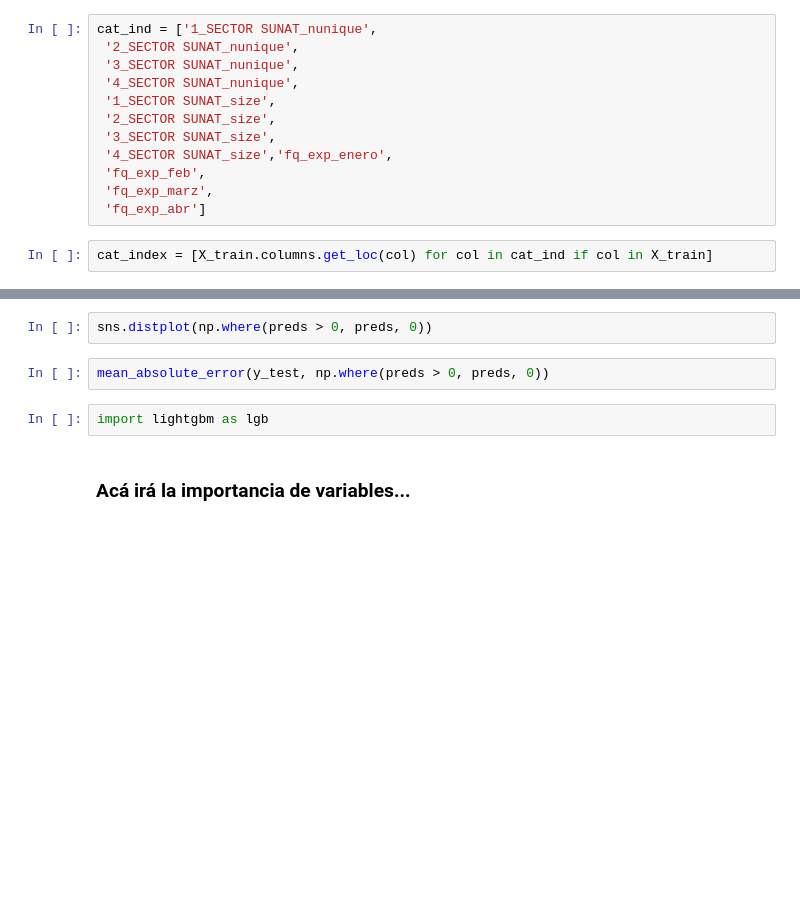
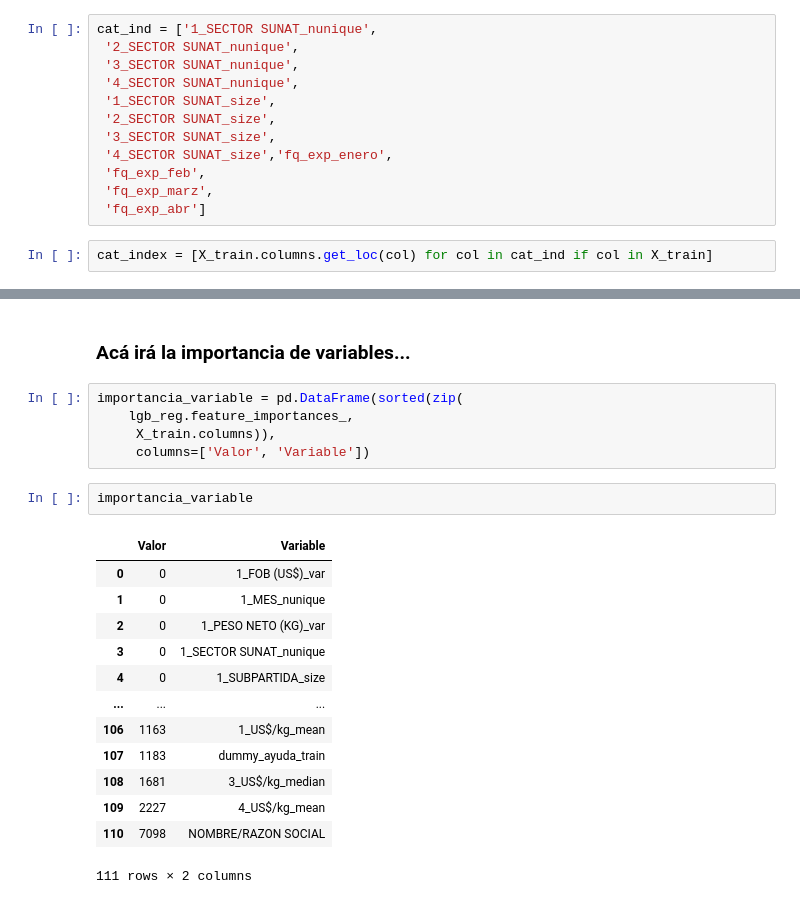
Before and after one commit to PBenavides/Practice_Notebooks, a Jupyter notebook: Time_series_trade_exchange/Modelo No Tradicional.ipynb, the cells around one changed output, grey strips where cells are left out. Drawn from its saved outputs; the diff is of its cells as text; blank space fills up the shorter version.

```diff
--- a/Time_series_trade_exchange/Modelo No Tradicional.ipynb
+++ b/Time_series_trade_exchange/Modelo No Tradicional.ipynb
@@ -474,8 +674,23 @@ sns.distplot(diferencia)
-# %%
-sns.distplot(np.where(preds > 0, preds, 0))
-# %%
-mean_absolute_error(y_test, np.where(preds > 0, preds, 0))
-# %%
-import lightgbm as lgb
 # %% [markdown]
 ### Acá irá la importancia de variables...
+# %%
+importancia_variable = pd.DataFrame(sorted(zip(
+    lgb_reg.feature_importances_,
+     X_train.columns)),
+     columns=['Valor', 'Variable'])
+# %%
+importancia_variable
+# %% [output]
+|  | Valor | Variable |
+| 0 | 0 | 1_FOB (US$)_var |
+| 1 | 0 | 1_MES_nunique |
+| 2 | 0 | 1_PESO NETO (KG)_var |
+| 3 | 0 | 1_SECTOR SUNAT_nunique |
+| 4 | 0 | 1_SUBPARTIDA_size |
+| ... | ... | ... |
+| 106 | 1163 | 1_US$/kg_mean |
+| 107 | 1183 | dummy_ayuda_train |
+| 108 | 1681 | 3_US$/kg_median |
+| 109 | 2227 | 4_US$/kg_mean |
+| 110 | 7098 | NOMBRE/RAZON SOCIAL |
+111 rows × 2 columns
```
Also changed, not shown: parts of 51 cells of this notebook.
